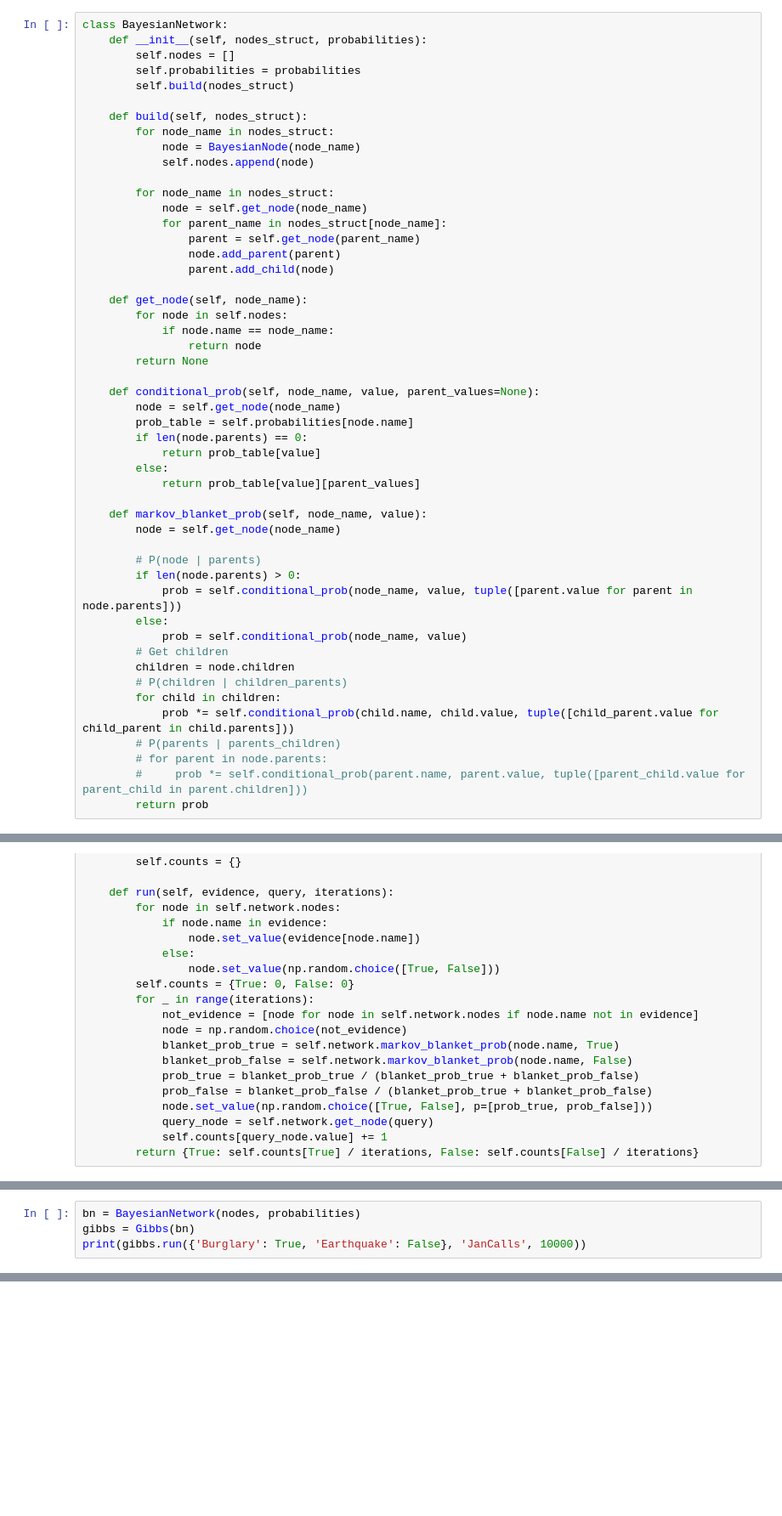
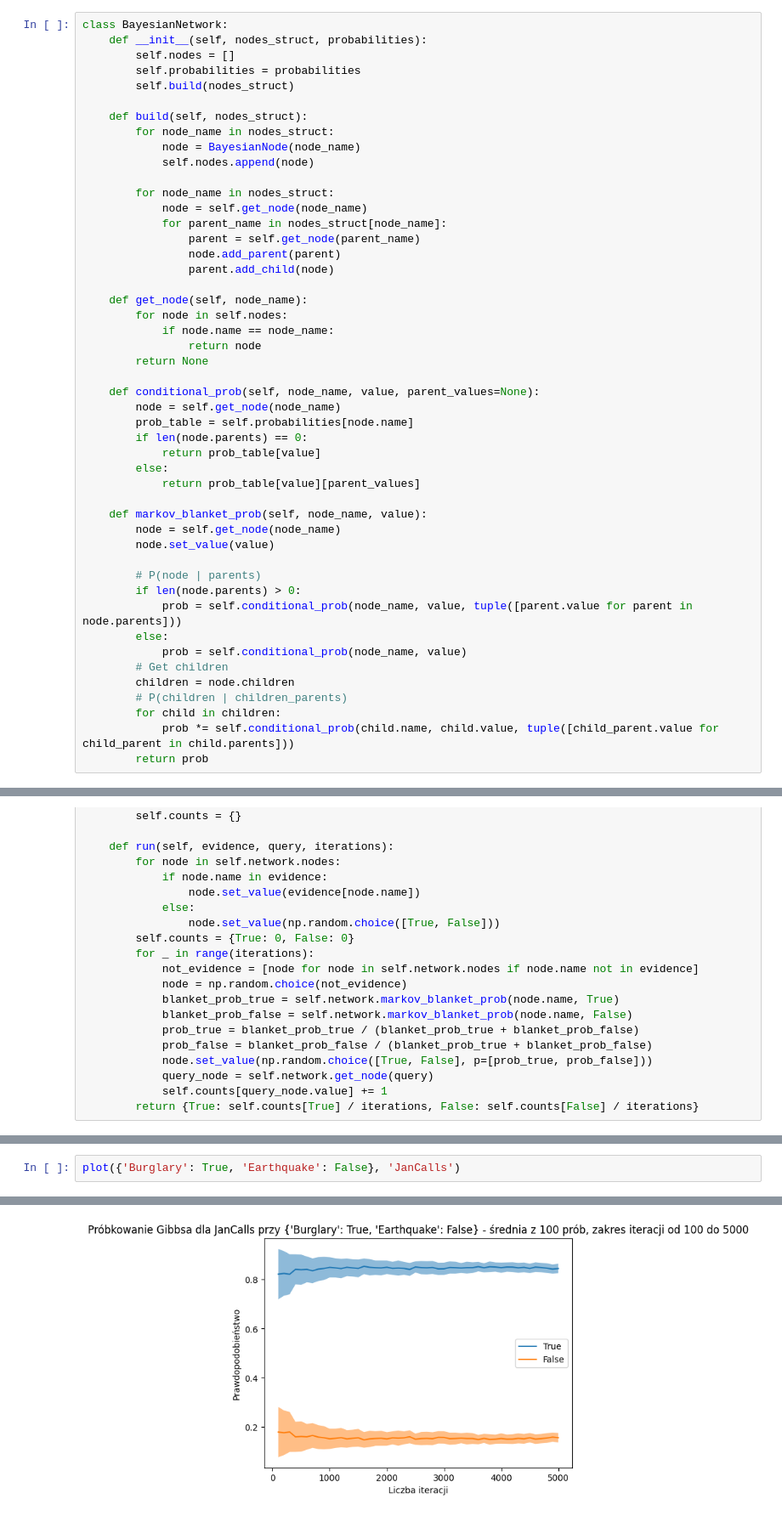
Before and after one commit to maksnowak/gibbs-sampling, a Jupyter notebook: task7.ipynb, the cells around one changed output, grey strips where cells are left out. Shown at 85% size. Saved outputs shown, nothing was run; the diff lists cells and outputs as text; blank space fills up the shorter version.

Commit message:
Add graphs

```diff
--- a/task7.ipynb
+++ b/task7.ipynb
@@ -132,6 +132,7 @@ class BayesianNetwork:
 
     def markov_blanket_prob(self, node_name, value):
         node = self.get_node(node_name)
+        node.set_value(value)
 
         # P(node | parents)
         if len(node.parents) > 0:
@@ -143,9 +144,6 @@ class BayesianNetwork:
         # P(children | children_parents)
         for child in children:
             prob *= self.conditional_prob(child.name, child.value, tuple([child_parent.value for child_parent in child.parents]))
-        # P(parents | parents_children)
-        # for parent in node.parents:
-        #     prob *= self.conditional_prob(parent.name, parent.value, tuple([parent_child.value for parent_child in parent.children]))
         return prob
 # %%
 import numpy as np
@@ -176,5 +217,3 @@ class Gibbs:
 # %%
-bn = BayesianNetwork(nodes, probabilities)
-gibbs = Gibbs(bn)
-print(gibbs.run({'Burglary': True, 'Earthquake': False}, 'JanCalls', 10000))
+plot({'Burglary': True, 'Earthquake': False}, 'JanCalls')
 # %% [output]
@@ -181,0 +220 @@ print(gibbs.run({'Burglary': True, 'Earthquake': False}, 'JanCalls', 10000))
+[figure, added]
```
Also changed, not shown: parts of 3 cells of this notebook.
